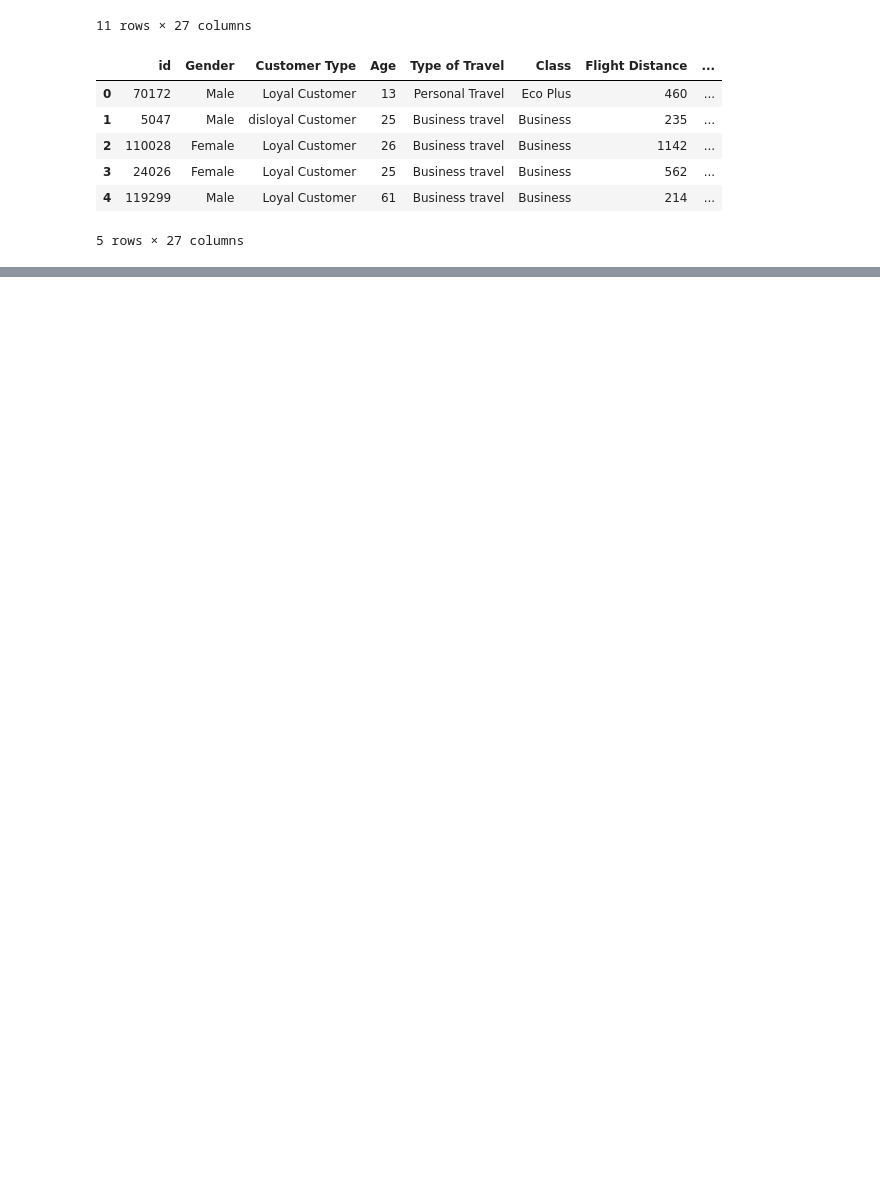
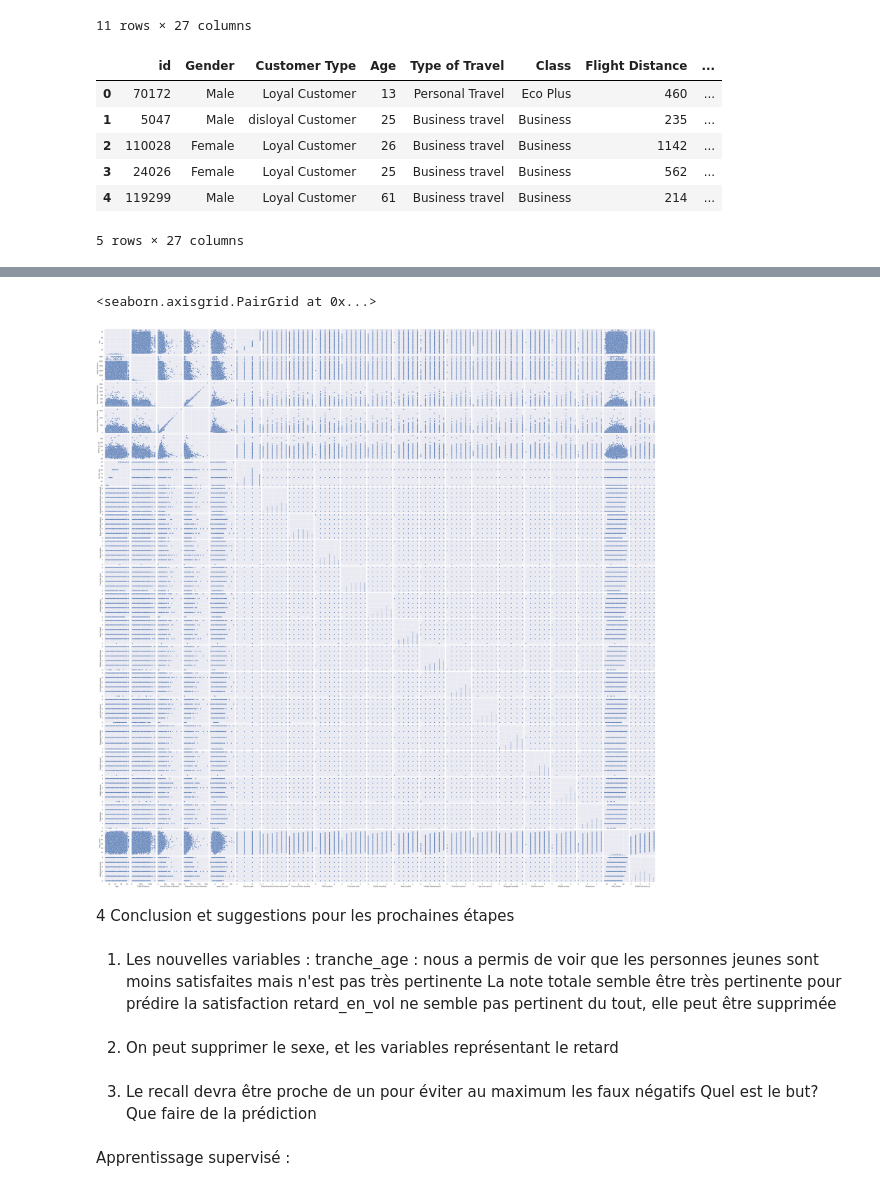
Before and after one commit to Vetrarr/ML_Airline_Passenger_Satisfaction, a Jupyter notebook: Airline Passenger Satisfaction/Delattre Macé.ipynb, the cells around one changed output, grey strips where cells are left out. Cells and saved outputs as stored; diff of their text form; code cells hidden in the pictures; blank space fills up the shorter version.

```diff
--- a/Airline Passenger Satisfaction/Delattre Macé.ipynb
+++ b/Airline Passenger Satisfaction/Delattre Macé.ipynb
@@ -353,0 +386,19 @@ SyntaxError: unmatched ')' (2613817391.py, line 1)
+# %%
+sns.pairplot(df[features+target])
+# %% [output]
+<seaborn.axisgrid.PairGrid at 0x...>
+[figure, added]
+# %% [markdown]
+4 Conclusion et suggestions pour les prochaines étapes
+# %% [markdown]
+1) Les nouvelles variables :
+tranche_age : nous a permis de voir que les personnes jeunes sont moins satisfaites mais n'est pas très pertinente
+La note totale semble être très pertinente pour prédire la satisfaction
+retard_en_vol ne semble pas pertinent du tout, elle peut être supprimée
+# %% [markdown]
+2) On peut supprimer le sexe, et les variables représentant le retard
+# %% [markdown]
+3) Le recall devra être proche de un pour éviter au maximum les faux négatifs
+Quel est le but? Que faire de la prédiction
+# %% [markdown]
+Apprentissage supervisé :
```
Also changed, not shown: parts of 67 cells of this notebook.
